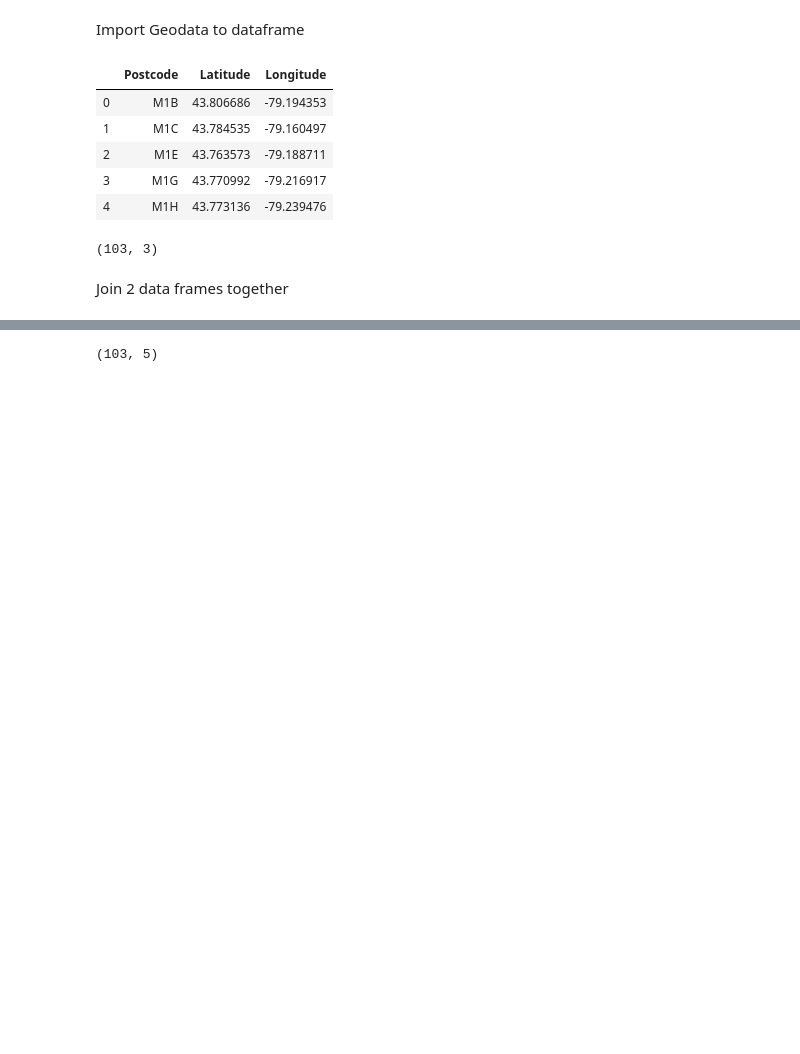
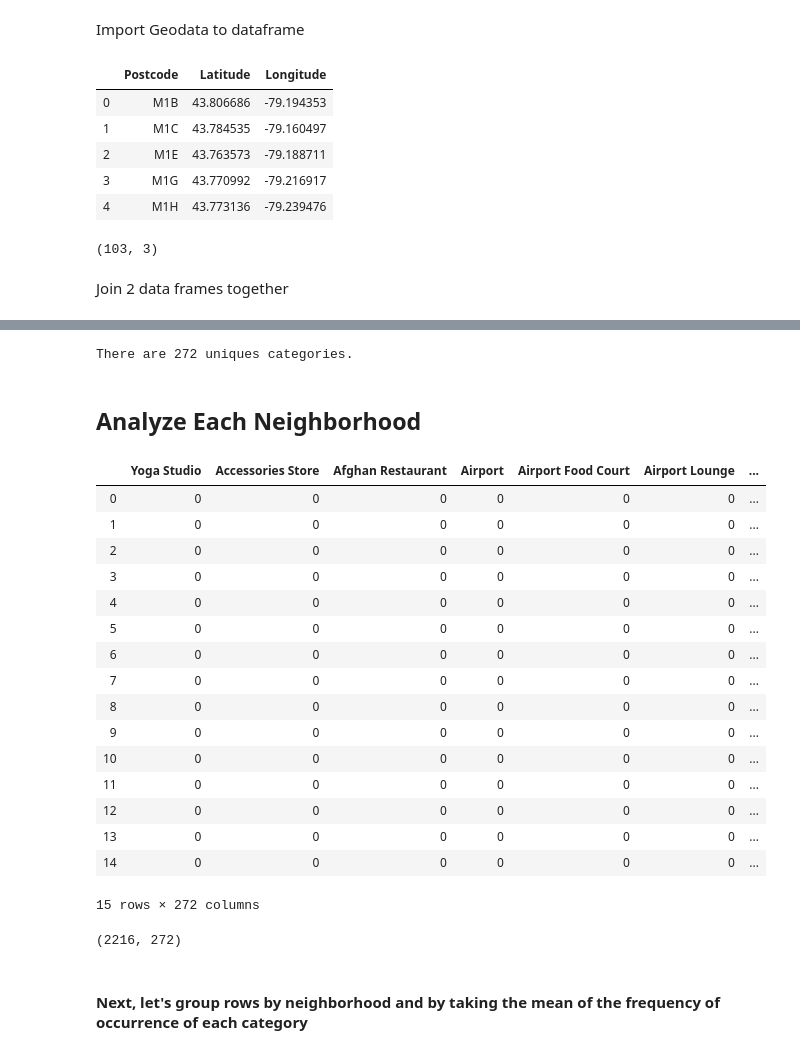
Before and after one commit to Quan-Dang-PM/Coursera_Capstone, a Jupyter notebook: Segmenting and Clustering Neighborhoods in Toronto.ipynb, the cells around one changed output, grey strips where cells are left out. Cells and saved outputs as stored; diff of their text form; code cells hidden in the pictures; blank space fills up the shorter version.

```diff
--- a/Segmenting and Clustering Neighborhoods in Toronto.ipynb
+++ b/Segmenting and Clustering Neighborhoods in Toronto.ipynb
@@ -141,0 +246,8 @@ df_Full.head()
+# %%
+CLIENT_ID = 'L5ZVQIFSZXJWKXR3131RTBYXLULHLMZB0M1QXDEMUNTMJWKD' # your Foursquare ID
+CLIENT_SECRET = '1IAZIRFGEEACMPJ2XX0VIEQX4VNQWLTGSXQANIZCVL4UNFVW' # your Foursquare Secret
+VERSION = '20180605' # Foursquare API version
+LIMIT = 100
+print('Your credentails:')
+print('CLIENT_ID: ' + CLIENT_ID)
+print('CLIENT_SECRET:' + CLIENT_SECRET)
@@ -141,0 +298,5 @@ df_Full.head()
+# %%
+toronto_venues = getNearbyVenues(names=neighborhoods['Neighborhood'],
+                                   latitudes=neighborhoods['Latitude'],
+                                   longitudes=neighborhoods['Longitude']
+                                  )
@@ -142,4 +349,42 @@ df_Full.head()
+# %%
+print('There are {} uniques categories.'.format(len(toronto_venues['Venue Category'].unique())))
+# %% [output]
+There are 272 uniques categories.
+# %% [markdown]
+## Analyze Each Neighborhood
+# %%
+# one hot encoding
+toronto_onehot = pd.get_dummies(toronto_venues[['Venue Category']], prefix="", prefix_sep="")
+
+# add neighborhood column back to dataframe
+toronto_onehot['Neighborhood'] = toronto_venues['Neighborhood']
+
+# move neighborhood column to the first column
+fixed_columns = [toronto_onehot.columns[-1]] + list(toronto_onehot.columns[:-1])
+toronto_onehot = toronto_onehot[fixed_columns]
+
+toronto_onehot.head(15)
+# %% [output]
+|  | Yoga Studio | Accessories Store | Afghan Restaurant | Airport | Airport Food Court | Airport Lounge | ... |
+| 0 | 0 | 0 | 0 | 0 | 0 | 0 | ... |
+| 1 | 0 | 0 | 0 | 0 | 0 | 0 | ... |
+| 2 | 0 | 0 | 0 | 0 | 0 | 0 | ... |
+| 3 | 0 | 0 | 0 | 0 | 0 | 0 | ... |
+| 4 | 0 | 0 | 0 | 0 | 0 | 0 | ... |
+| 5 | 0 | 0 | 0 | 0 | 0 | 0 | ... |
+| 6 | 0 | 0 | 0 | 0 | 0 | 0 | ... |
+| 7 | 0 | 0 | 0 | 0 | 0 | 0 | ... |
+| 8 | 0 | 0 | 0 | 0 | 0 | 0 | ... |
+| 9 | 0 | 0 | 0 | 0 | 0 | 0 | ... |
+| 10 | 0 | 0 | 0 | 0 | 0 | 0 | ... |
+| 11 | 0 | 0 | 0 | 0 | 0 | 0 | ... |
+| 12 | 0 | 0 | 0 | 0 | 0 | 0 | ... |
+| 13 | 0 | 0 | 0 | 0 | 0 | 0 | ... |
+| 14 | 0 | 0 | 0 | 0 | 0 | 0 | ... |
+15 rows × 272 columns
 # %%
-df_Full.shape
+toronto_onehot.shape
 # %% [output]
-(103, 5)
+(2216, 272)
+# %% [markdown]
+#### Next, let's group rows by neighborhood and by taking the mean of the frequency of occurrence of each category
```
Also changed, not shown: parts of 52 cells of this notebook, 1 other file.
